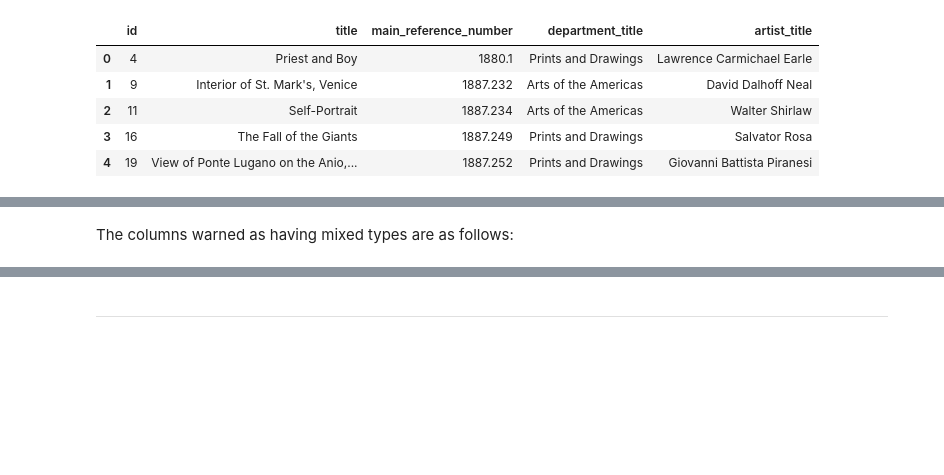
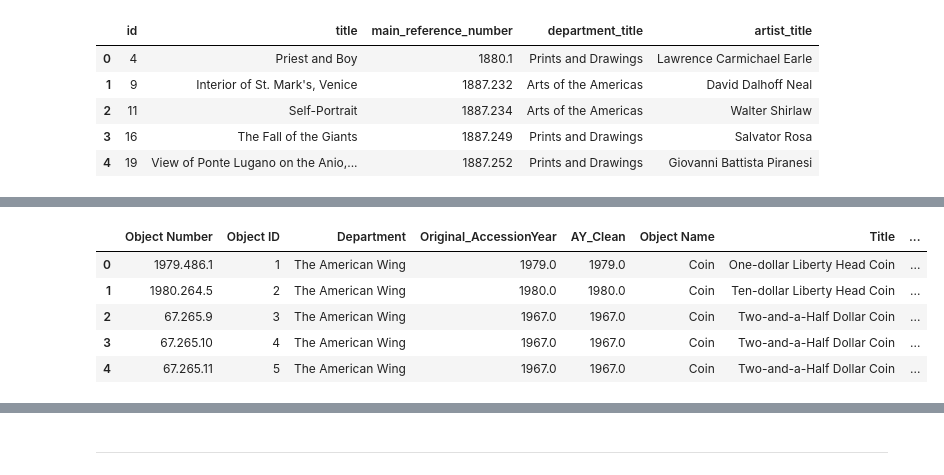
Before and after one commit to livialin1/LECT_IS477, a Jupyter notebook: Data/Data-Cleaning-Record-Linkage.ipynb, the cells around one changed output, grey strips where cells are left out. Drawn from its saved outputs; the diff is of its cells as text; code cells hidden in the pictures; blank space fills up the shorter version.

```diff
--- a/Data/Data-Cleaning-Record-Linkage.ipynb
+++ b/Data/Data-Cleaning-Record-Linkage.ipynb
@@ -30,5 +46,11 @@ Chicago.head(5)
 # %%
 # Import The Met's dataset from their github
-Met = pd.read_csv("https://github.com/metmuseum/openaccess/raw/refs/heads/master/MetObjects.csv")
+Met = pd.read_csv("Cleaned-Met-Objects.csv", keep_default_na = False, na_values = [""])
+Met.head(5)
+# %% [output]
+|  | Object Number | Object ID | Department | Original_AccessionYear | AY_Clean | Object Name | Title | ... |
+| 0 | 1979.486.1 | 1 | The American Wing | 1979.0 | 1979.0 | Coin | One-dollar Liberty Head Coin | ... |
+| 1 | 1980.264.5 | 2 | The American Wing | 1980.0 | 1980.0 | Coin | Ten-dollar Liberty Head Coin | ... |
+| 2 | 67.265.9 | 3 | The American Wing | 1967.0 | 1967.0 | Coin | Two-and-a-Half Dollar Coin | ... |
+| 3 | 67.265.10 | 4 | The American Wing | 1967.0 | 1967.0 | Coin | Two-and-a-Half Dollar Coin | ... |
+| 4 | 67.265.11 | 5 | The American Wing | 1967.0 | 1967.0 | Coin | Two-and-a-Half Dollar Coin | ... |
-# %% [markdown]
-The columns warned as having mixed types are as follows:
```
Also changed, not shown: parts of 19 cells of this notebook.
